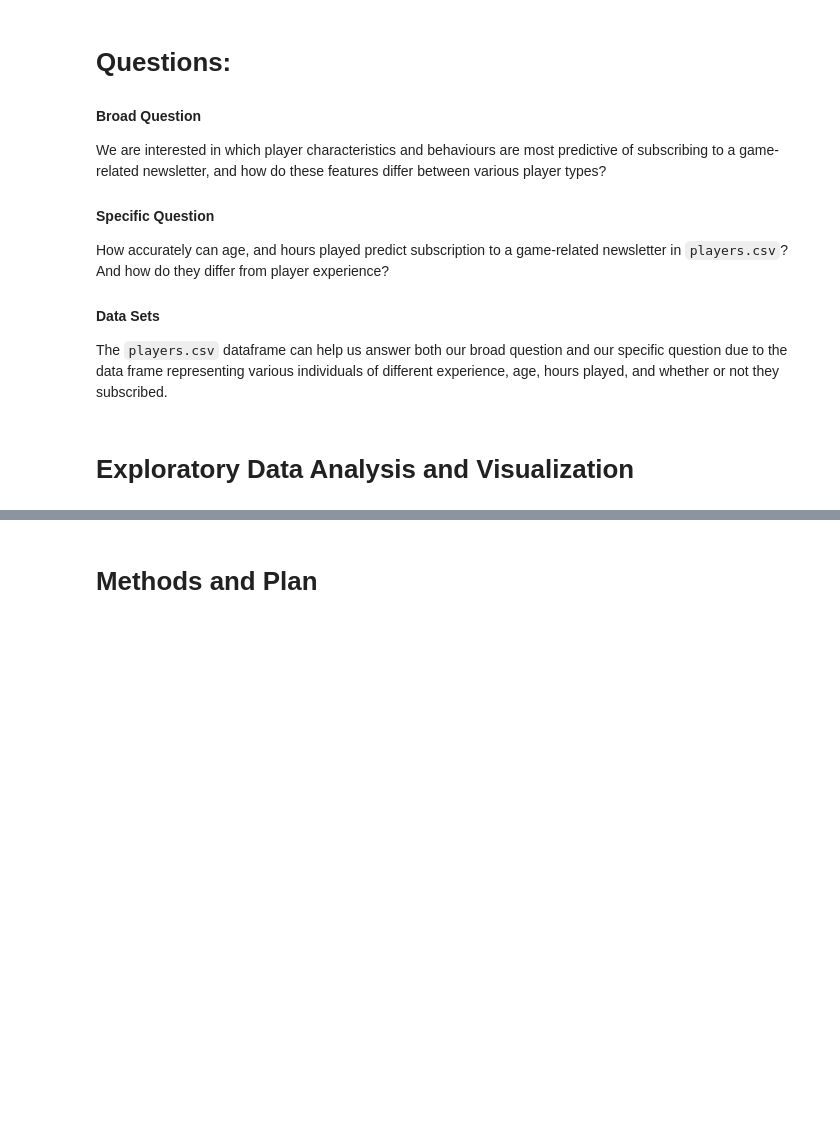
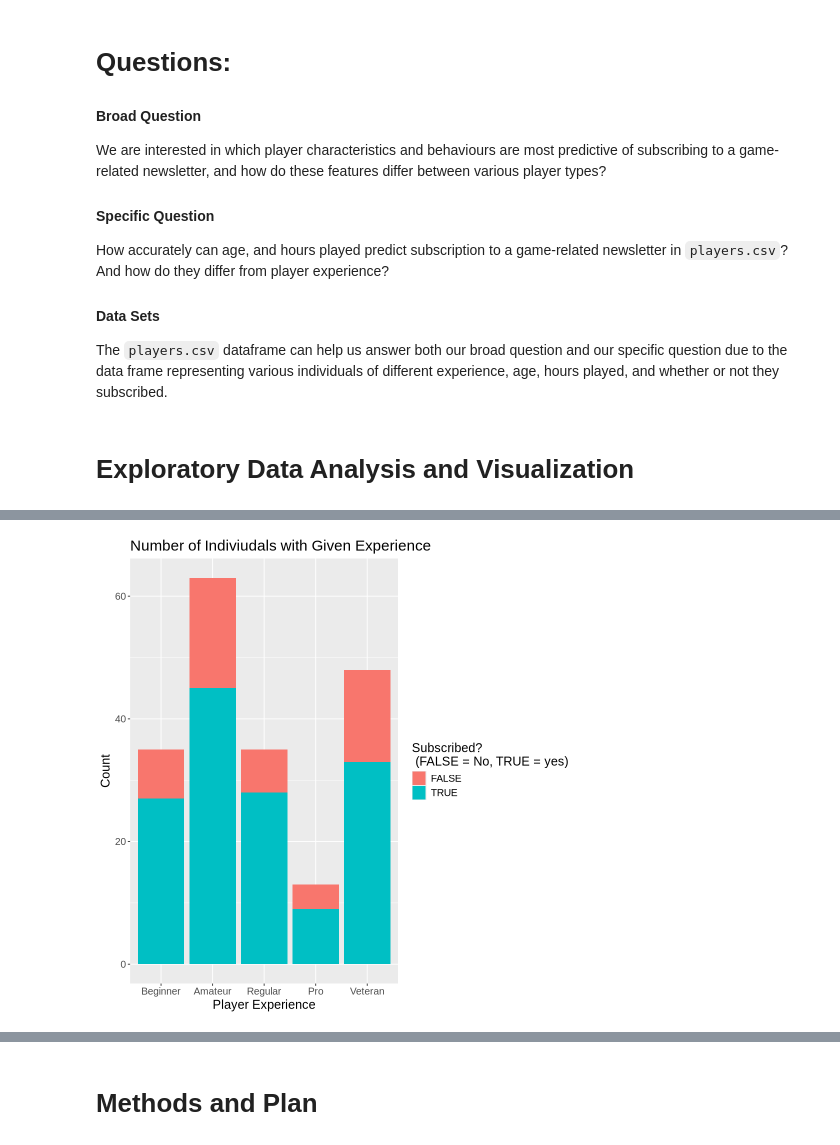
Before and after one commit to ckwok07/DSCI100-Project-Planning-Stage-, a Jupyter notebook: Project Planning Stage.ipynb, the cells around one changed output, grey strips where cells are left out. Saved outputs shown, nothing was run; the diff lists cells and outputs as text; code cells hidden in the pictures; blank space fills up the shorter version.

```diff
--- a/Project Planning Stage.ipynb
+++ b/Project Planning Stage.ipynb
@@ -120,0 +117,15 @@ The table above shows mean values for quantitative values based on experience an
+# %%
+#players_exp <- players |>
+#    factor(levels = c("Beginner", "Amateur", "Regular", "Pro", "Veteran"), ordered = TRUE)
+#players_exp
+options(repr.plot.width = 8, repr.plot.height = 8)
+
+players_exp_distrubition <- players |>
+    ggplot(aes(x = experience, fill = subscribe)) +
+    geom_bar(stat="count") +
+    scale_x_discrete(limits = c("Beginner", "Amateur", "Regular", "Pro", "Veteran")) +
+    labs(title = "Number of Indiviudals with Given Experience", x = "Player Experience", y = "Count", fill = "Subscribed? \n (FALSE = No, TRUE = yes)") +
+    theme(text = element_text(size = 15))
+players_exp_distrubition
+# %% [output]
+[figure, added]
```
Also changed, not shown: parts of 12 cells of this notebook.
